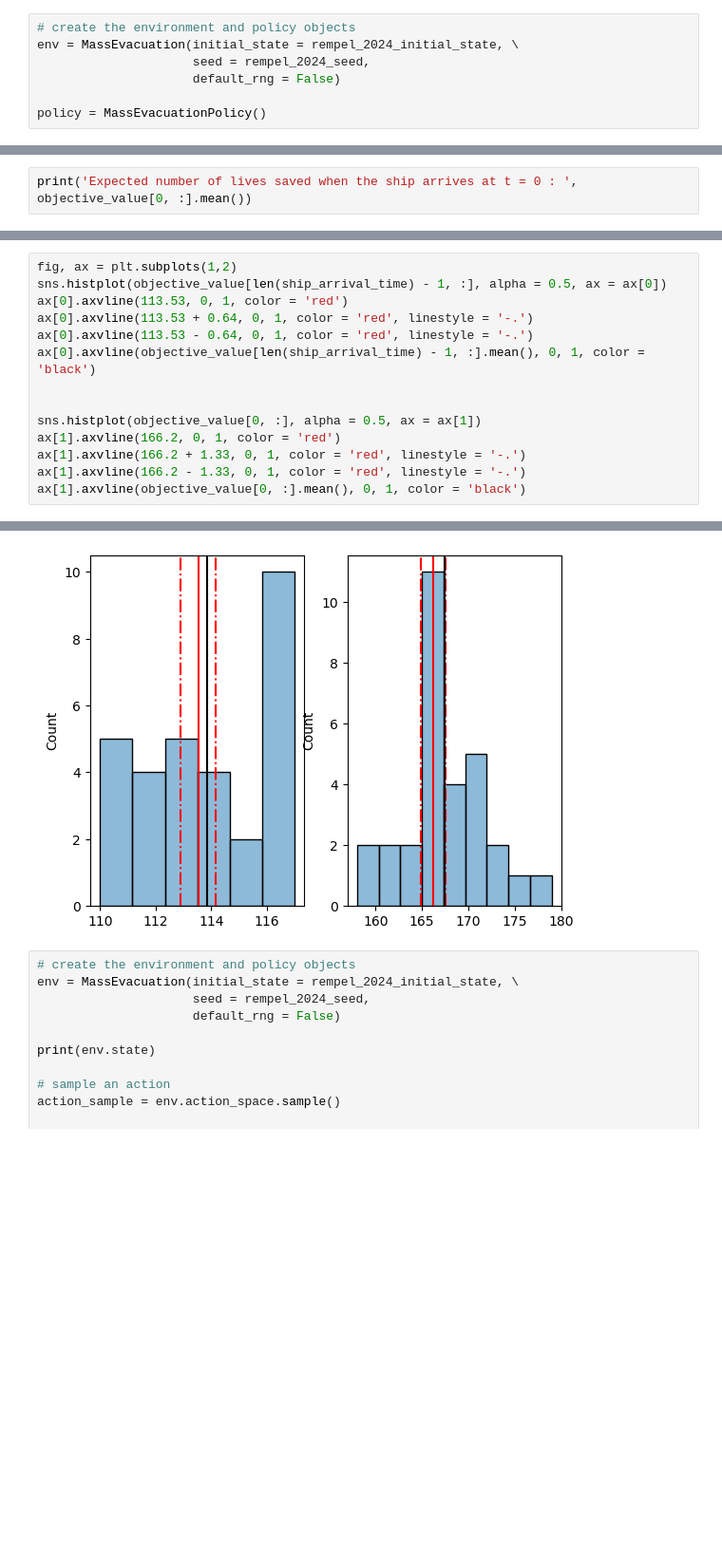
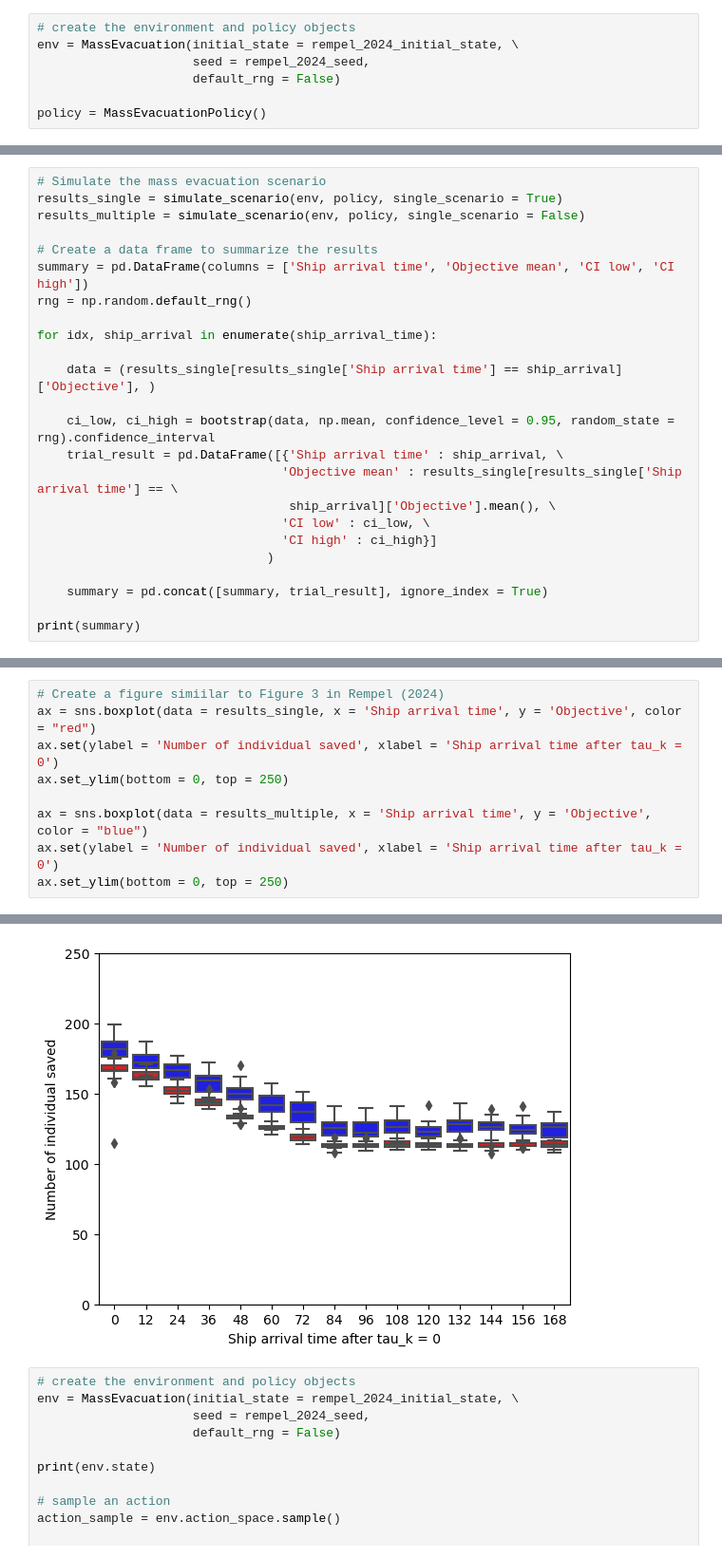
Before and after one commit to DRDC-RDDC/pyMassEvac, a Jupyter notebook: tutorial/tutorial.ipynb, the cells around one changed output, grey strips where cells are left out. Shown at 95% size. Cells and saved outputs as stored; diff of their text form; blank space fills up the shorter version.

```diff
--- a/tutorial/tutorial.ipynb
+++ b/tutorial/tutorial.ipynb
@@ -121,3 +132,25 @@ for idx, ship_arrival in enumerate(ship_arrival_time):
 # %%
-print('Expected number of lives saved when the ship arrives at t = 0 : ', objective_value[0, :].mean())
+# Simulate the mass evacuation scenario
+results_single = simulate_scenario(env, policy, single_scenario = True)
+results_multiple = simulate_scenario(env, policy, single_scenario = False)
+
+# Create a data frame to summarize the results
+summary = pd.DataFrame(columns = ['Ship arrival time', 'Objective mean', 'CI low', 'CI high'])
+rng = np.random.default_rng()
+
+for idx, ship_arrival in enumerate(ship_arrival_time):
+
+    data = (results_single[results_single['Ship arrival time'] == ship_arrival]['Objective'], )
+
+    ci_low, ci_high = bootstrap(data, np.mean, confidence_level = 0.95, random_state = rng).confidence_interval
+    trial_result = pd.DataFrame([{'Ship arrival time' : ship_arrival, \
+                                 'Objective mean' : results_single[results_single['Ship arrival time'] == \
+                                  ship_arrival]['Objective'].mean(), \
+                                 'CI low' : ci_low, \
+                                 'CI high' : ci_high}]
+                               )
+
+    summary = pd.concat([summary, trial_result], ignore_index = True)
+
+print(summary)
 # %% [output]
@@ -125,15 +173,10 @@ Expected number of lives saved when the ship arrives at t = 0 :  167.46666666666
 # %%
-fig, ax = plt.subplots(1,2)
-sns.histplot(objective_value[len(ship_arrival_time) - 1, :], alpha = 0.5, ax = ax[0])
-ax[0].axvline(113.53, 0, 1, color = 'red')
-ax[0].axvline(113.53 + 0.64, 0, 1, color = 'red', linestyle = '-.')
-ax[0].axvline(113.53 - 0.64, 0, 1, color = 'red', linestyle = '-.')
-ax[0].axvline(objective_value[len(ship_arrival_time) - 1, :].mean(), 0, 1, color = 'black')
+# Create a figure simiilar to Figure 3 in Rempel (2024)
+ax = sns.boxplot(data = results_single, x = 'Ship arrival time', y = 'Objective', color = "red")
+ax.set(ylabel = 'Number of individual saved', xlabel = 'Ship arrival time after tau_k = 0')
+ax.set_ylim(bottom = 0, top = 250)
 
-
-sns.histplot(objective_value[0, :], alpha = 0.5, ax = ax[1])
-ax[1].axvline(166.2, 0, 1, color = 'red')
-ax[1].axvline(166.2 + 1.33, 0, 1, color = 'red', linestyle = '-.')
-ax[1].axvline(166.2 - 1.33, 0, 1, color = 'red', linestyle = '-.')
-ax[1].axvline(objective_value[0, :].mean(), 0, 1, color = 'black')
+ax = sns.boxplot(data = results_multiple, x = 'Ship arrival time', y = 'Objective', color = "blue")
+ax.set(ylabel = 'Number of individual saved', xlabel = 'Ship arrival time after tau_k = 0')
+ax.set_ylim(bottom = 0, top = 250)
 # %% [output]
@@ -141,4 +184,4 @@ ax[1].axvline(objective_value[0, :].mean(), 0, 1, color = 'black')
-[figure, old version]
+[figure, new version]
 # %%
 # create the environment and policy objects
 env = MassEvacuation(initial_state = rempel_2024_initial_state, \
```
Also changed, not shown: parts of 6 cells of this notebook.
